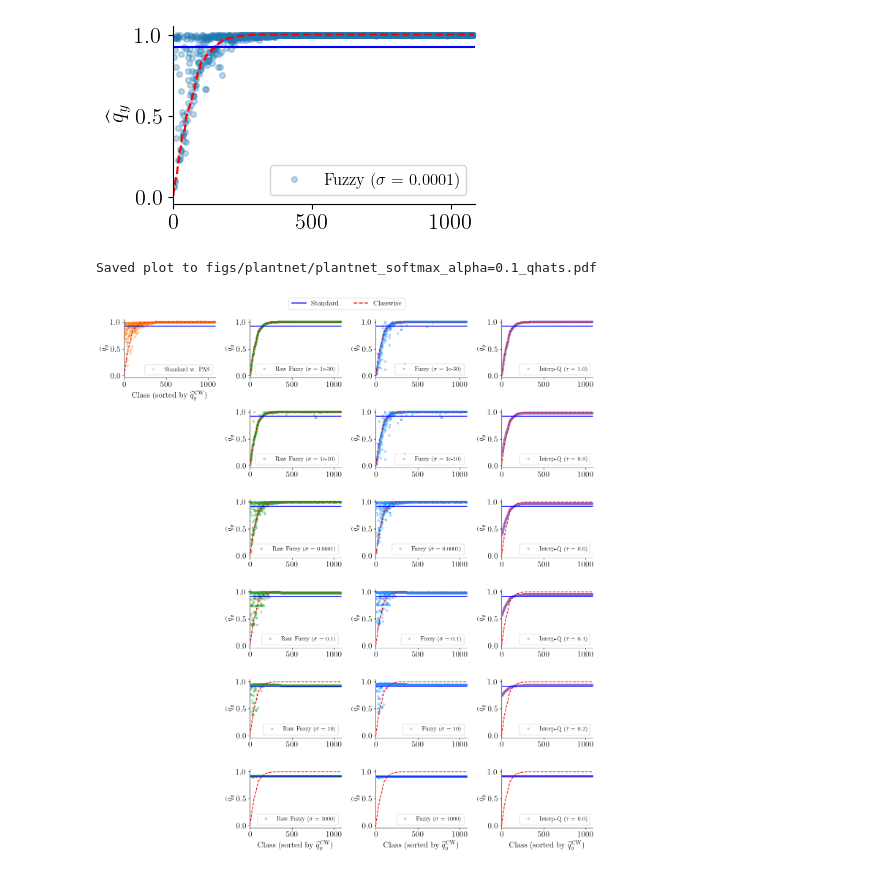
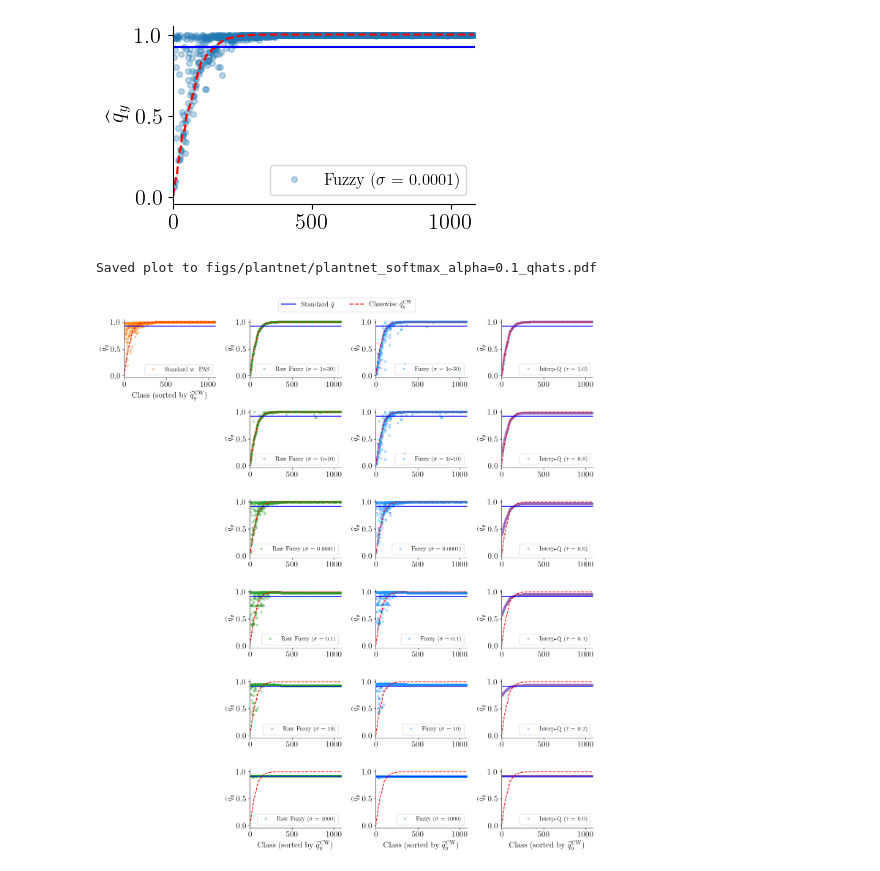
Before and after one commit to tiffanyding/long-tail-conformal, a Jupyter notebook: notebooks/qhat_plots.ipynb, the cells around one changed output. Cells and saved outputs as stored; diff of their text form; code cells hidden in the pictures.

```diff
--- a/notebooks/qhat_plots.ipynb
+++ b/notebooks/qhat_plots.ipynb
@@ -167,33 +167,33 @@ for i, w in enumerate(cvx_weights):
 xlabel = 'Class (sorted by $\\widehat{q}_y^{\\mathrm{CW}})$'
 axes[0,0].set_xlabel(xlabel)
 for i in [1,2,3]:
     axes[-1,i].set_xlabel(xlabel)
 
 
 # Global legend for Standard and Classwise
 # Define custom legend handles
 handles = [
-    Line2D([0], [0], color='blue', linestyle='-', linewidth=2, label='Standard'),
-    Line2D([0], [0], color='red',  linestyle='--', linewidth=2, label='Classwise'),
+    Line2D([0], [0], color='blue', linestyle='-', linewidth=2, label='Standard $\\hat{q}$'),
+    Line2D([0], [0], color='red',  linestyle='--', linewidth=2, label='Classwise $\\hat{q}_y^{\\mathrm{CW}}$'),
 ]
 
 # Add a global legend at the bottom of the figure
 fig.legend(
     fontsize=14,
     handles=handles,
     loc='upper center',
     ncol=2,
     bbox_to_anchor=(0.5, 1.03)
 )
 
 
 plt.tight_layout()
 
 
 # Save
 save_path = f'{fig_folder}/{dataset}/{dataset}_{score}_alpha={alpha}_qhats.pdf'
 plt.savefig(save_path, bbox_inches='tight')
 print('Saved plot to', save_path)
 # %% [output]
 Saved plot to figs/plantnet/plantnet_softmax_alpha=0.1_qhats.pdf
-[figure, old version]
+[figure, new version]
```
Also changed, not shown: 3 other files.
